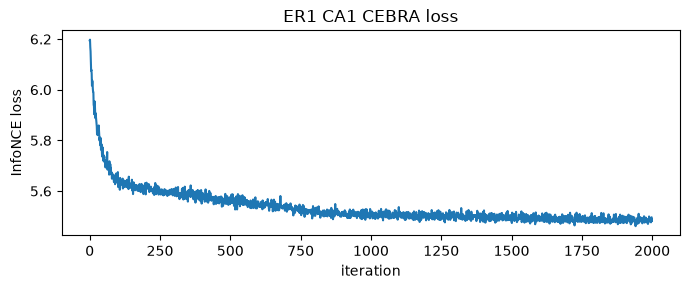
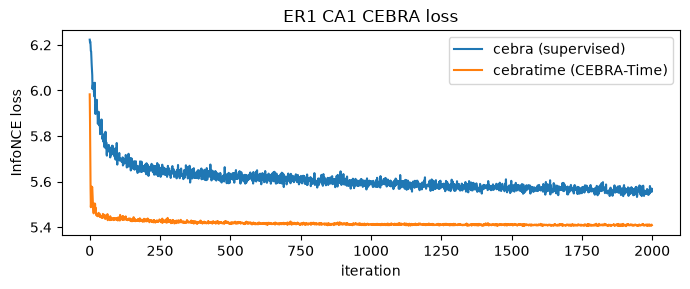
The notebook cell's code change between the first figure and the second:
--- before
+++ after
@@ -1,6 +1,10 @@
-if "cebra" in emb and "cebra_loss" in emb["cebra"].files:
-    plt.figure(figsize=(7, 3)); plt.plot(emb["cebra"]["cebra_loss"])
-    plt.xlabel("iteration"); plt.ylabel("InfoNCE loss"); plt.title(f"{SESSION} {REGION} CEBRA loss")
-    plt.tight_layout()
+fig, ax = plt.subplots(figsize=(7, 3)); plotted = False
+for m in ("cebra", "cebratime"):
+    if m in emb and "cebra_loss" in emb[m].files:
+        ax.plot(emb[m]["cebra_loss"], label=f"{m} ({'supervised' if m=='cebra' else 'CEBRA-Time'})")
+        plotted = True
+if plotted:
+    ax.set_xlabel("iteration"); ax.set_ylabel("InfoNCE loss"); ax.legend()
+    ax.set_title(f"{SESSION} {REGION} CEBRA loss"); plt.tight_layout()
 else:
     print("no CEBRA loss (CEBRA not run yet?)")

Commit: CEBRA on the 50 ms window: add unsupervised CEBRA-Time; re-run linearized 4b/6b